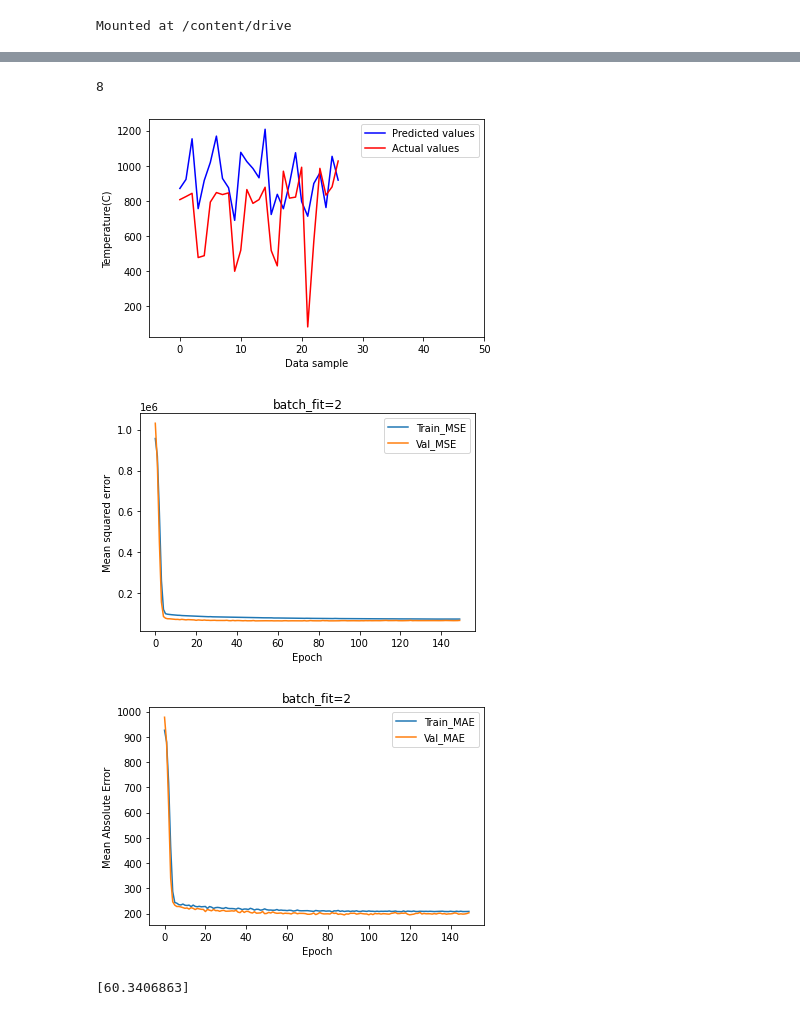
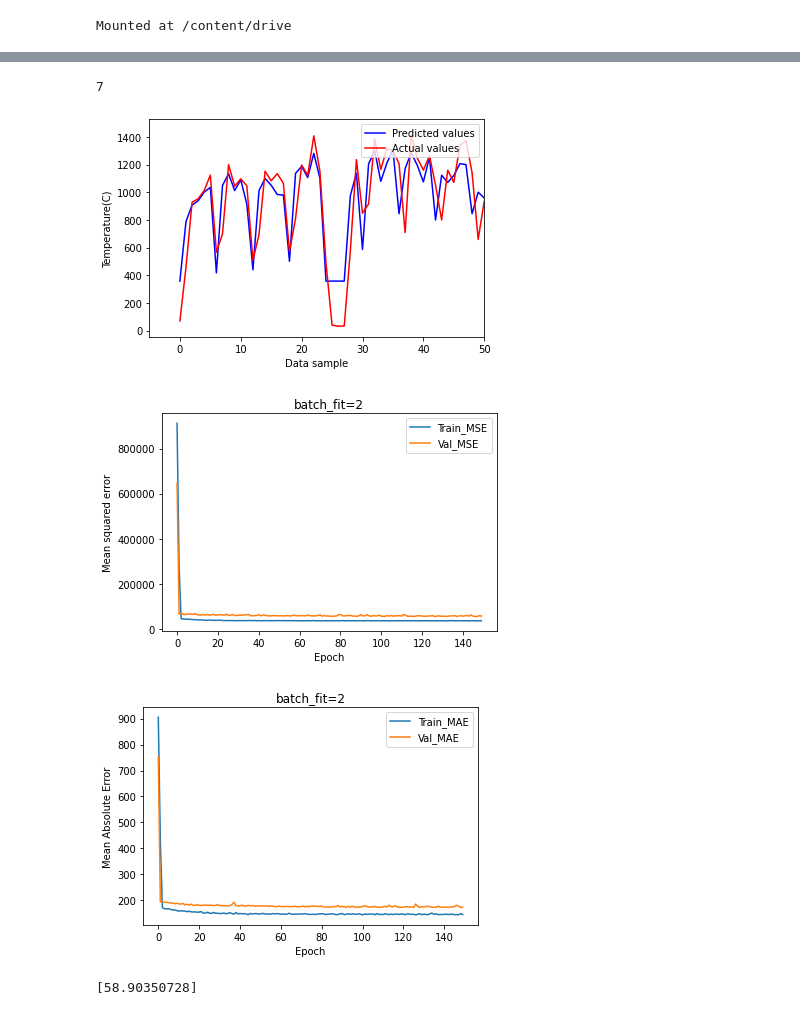
Before and after one commit to Park-JinJe/EnPI, a Jupyter notebook: EnPI_예측_cnn.ipynb, the cells around one changed output, grey strips where cells are left out. Drawn from its saved outputs; the diff is of its cells as text; code cells hidden in the pictures.

```diff
--- a/EnPI_예측_cnn.ipynb
+++ b/EnPI_예측_cnn.ipynb
@@ -20,10 +20,16 @@ Mounted at /content/drive
 # %%
 #Read csv data from the file and creat a dataset
 #csv data file path
-data = "pca_7"
-data_path = "/content/drive/MyDrive/EnPI/동은단조/합계처리/"+data+"_train.csv"
+path = "/content/drive/MyDrive/EnPI/동은단조/학습데이터(1~12)/합계처리(일요일제거)"
+data = "full"
+data_path = path+"/"+data+"_train.csv"
+data_pd=pd.read_csv(data_path)
+columns= data_pd.shape[1]
+data_size= data_pd.shape[0]
+print(columns)
+#print(rows)
 
-data_size = 287
+#data_size = 366
 train_output = "energy"
 
 #Define a read csv filee
@@ -37,11 +43,11 @@ def get_dataset(file_path, **kwargs):
         **kwargs)
     return dataset
 
-column_name = ['pca1', 'pca2',	'pca3',	'pca4', 'pca5',	'pca6',	'pca7', 'energy']
-DEFAULTS = [0.00, 0.00, 0.00, 0.00, 0.00, 0.00, 0.00, 0.00]      #type of the column data
+#column_name = ['pca1', 'pca2', 'pca3','	'energy']
+#DEFAULTS = [0.00, 0.00, 0.00, 0.00, 0.00, 0.00, 0.00, 0.00, 0.00, 0.00]      #type of the column data
 raw_data_train = get_dataset(data_path,
-                            select_columns = column_name,
-                            column_defaults = DEFAULTS)
+                            select_columns = list(data_pd)
+                             )
 
 #Define a show_batch function to see the dataset
 #this funcion is not necessary for programe
@@ -71,13 +77,13 @@ train_y, eval_y, predict_y = labels[:train_size], labels[train_size:train_size+e
 
 ## 데이터 정규화
 from sklearn.preprocessing import RobustScaler, MinMaxScaler, StandardScaler
-"""
+
 scaler = MinMaxScaler()
 scaler.fit(train_x)
 train_x = scaler.transform(train_x)
 eval_x = scaler.transform(eval_x)
 #predict_x = scaler.transform(predict_x)
-"""
+
 #import joblib
 #file_name = '발전기전기자_scaler(10).pkl'
 #scaler = joblib.load(file_name)
@@ -87,8 +93,8 @@ eval_x = scaler.transform(eval_x)
 data_x_array = np.array(train_x)
 data_y_array = np.array(train_y).reshape(len(train_y),1)
 data_xy_array = np.concatenate((data_x_array,data_y_array), axis =1)
-header = ['pca1', 'pca2',	'pca3',	'pca4', 'pca5',	'pca6',	'pca7', 'energy']
-dataframe = pd.DataFrame(data_xy_array, columns= header)
+#header = ['450TON',	'600TON',	'800TON',	'1600TON-1',	'1600TON-2',	'2000TON',	'AUTO 2500-1',	'AUTO 2500-2',	'AUTO 2500-3',	'AUTO 3000-1',	'AUTO 3000-2',	'AUTO 3000-3',	'1_total',	'2_total',	'energy']
+dataframe = pd.DataFrame(data_xy_array, columns= list(data_pd))
 print(dataframe)
 column= dataframe.shape[1]
 # %% [output]
@@ -123,11 +127,11 @@ initializer = tf.keras.initializers.HeNormal()
 
 def build_model():
     return tf.keras.Sequential([
-        tf.keras.layers.Conv1D(filters=64, kernel_size=2, activation = 'relu', input_shape = (input_node,1)),
-        tf.keras.layers.MaxPooling1D(pool_size=2),
+        tf.keras.layers.Conv1D(filters=64, kernel_size=1, activation = 'relu', input_shape = (input_node,1)),
+        tf.keras.layers.MaxPooling1D(pool_size=1),
         tf.keras.layers.Flatten(),
         tf.keras.layers.Dense(hid1_node, activation = 'relu', input_shape = (input_node,)),
-        #tf.keras.layers.Dense(hid2_node, activation = 'relu', kernel_initializer=initializer),
+        tf.keras.layers.Dense(hid2_node, activation = 'relu', kernel_initializer=initializer),
         #tf.keras.layers.Dense(hid3_node, activation = 'relu'),
         #tf.keras.layers.Dense(hid4_node, activation = 'relu'),
         #tf.keras.layers.Dense(hid5_node, activation = 'relu'),
@@ -158,5 +162,5 @@ history = model.fit(train_x, train_y,
 
 #Save the trained model
 
-model.save('/content/drive/MyDrive/EnPI/동은단조/합계처리/결과/'+data+'.h5')
+model.save(path+'/결과/'+data+'.h5')
 # %% [output]
@@ -197,6 +201,6 @@ Epoch 150/150
 # %%
 #Load the trained model
-data_path = "/content/drive/MyDrive/EnPI/동은단조/합계처리/"+data+"_test.csv"
+data_path = path+"/"+data+"_test.csv"
 #print('total')
 dfs = pd.read_csv(data_path)
 columns= dfs.shape[1]
@@ -207,7 +211,7 @@ data_path=np.array(dfs)
 #predict_size=12
 predict_x = data_path[:predict_size,0:columns-1]
 predict_y = data_path[:predict_size,columns-1:columns]
-#predict_x = scaler.transform(predict_x)
+predict_x = scaler.transform(predict_x)
 
 
 predict_output = model.predict(predict_x)
@@ -232,36 +236,36 @@ plt.show()
 #mse, mae = model.evaluate(eval_x, eval_y, verbose = 2)
 
 #결과저장
 import csv
 np.set_printoptions(suppress=True)
-with open('/content/drive/MyDrive/EnPI/동은단조/합계처리/결과/'+data+'_test.csv', 'w', newline='') as file:
+with open(path+'/결과/'+data+'_test2.csv', 'w', newline='') as file:
     writer = csv.writer(file)
     writer.writerow(["Predicted power", "Actual power", "error", "MAE", "MAPE"])
     writer.writerow(["", "", "", MAE[0], MAPE[0]])
     for i in range(len(predict_output)):
         writer.writerow([predict_output[i][0], real_predict_array[i][0], predictor_error[i][0]])
 
 #plot resutls
 plt.plot(history.history['loss'], label = 'Train_MSE')
 plt.plot(history.history['val_loss'], label = 'Val_MSE')
 plt.xlabel('Epoch')
 plt.ylabel('Mean squared error')
 plt.title('batch_fit='+str(batch_fit))
 plt.legend(loc='upper right')
 plt.show()
 
 plt.plot(history.history['mae'], label = 'Train_MAE')
 plt.plot(history.history['val_mae'], label = 'Val_MAE')
 plt.xlabel('Epoch')
 plt.ylabel('Mean Absolute Error')
 plt.title('batch_fit='+str(batch_fit))
 plt.legend(loc='upper right')
 plt.show()
 
 print(MAPE)
 # %% [output]
-8
+7
-[figure, old version]
+[figure, new version]
-[figure, old version]
+[figure, new version]
-[figure, old version]
+[figure, new version]
-[60.3406863]
+[58.90350728]
```
Also changed, not shown: parts of 2 cells of this notebook.
